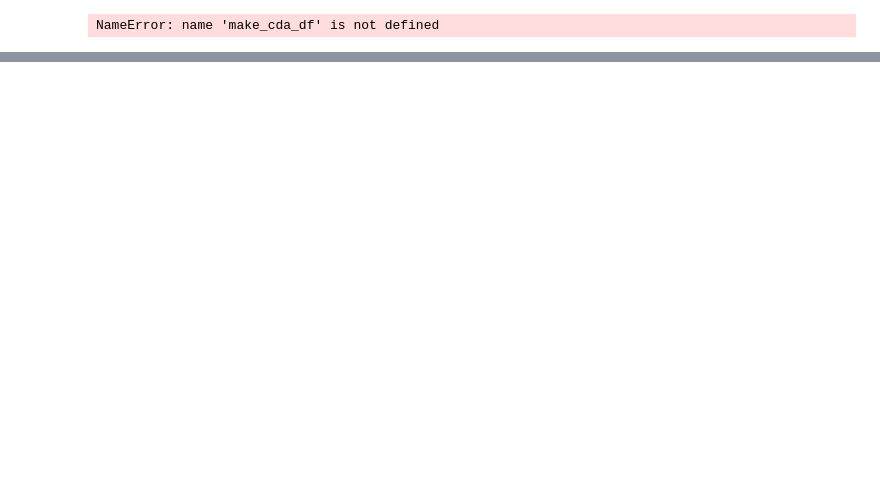
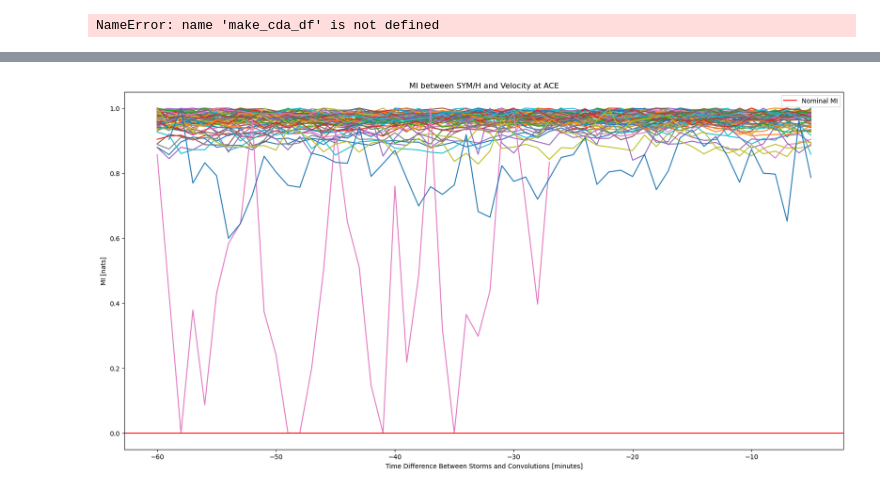
Before and after one commit to Sat-Nav/UROP2024, a Jupyter notebook: src/tests.ipynb, the cells around one changed output, grey strips where cells are left out. Drawn from its saved outputs; the diff is of its cells as text; code cells hidden in the pictures; blank space fills up the shorter version.

```diff
--- a/src/tests.ipynb
+++ b/src/tests.ipynb
@@ -113,11 +106,11 @@ MI(df2["B_rtn_r_MAG"], df2["B_rtn_r_MAG"], knn=True)
 # %%
-def find_driving_sw(indicies_data, L1_data, max_time_diff=60, min_time_diff=5):
+def find_driving_sw(indicies_data, ace_data, max_time_diff=60, min_time_diff=5):
     """
     Perform storm analysis on the given data.
 
     Parameters:
     - indicies_data (DataFrame): DataFrame containing ground index data.
-    - L1_data (DataFrame): DataFrame containing L1 data.
+    - ace_data (DataFrame): DataFrame containing ACE data.
     - max_time_diff (int, optional): Maximum time difference in minutes. Defaults to 60.
     - min_time_diff (int, optional): Minimum time difference in minutes. Defaults to 5.
 
@@ -130,10 +123,10 @@ def find_driving_sw(indicies_data, L1_data, max_time_diff=60, min_time_diff=5):
     """
 
     window_width = len(indicies_data)
-    time_to_end = (indicies_data["Datetime"].max() - L1_data["Datetime"]).dt.total_seconds() // 60
+    time_to_end = (indicies_data["Datetime"].max() - ace_data["Datetime"]).dt.total_seconds() // 60
     first_index = time_to_end.index[np.searchsorted(time_to_end.index, (time_to_end <= max_time_diff).idxmax()) - window_width]
-    L1_data = L1_data[time_to_end >= min_time_diff].loc[first_index:]
-    rolling_data = L1_data.rolling(window=window_width)
+    ace_data = ace_data[time_to_end >= min_time_diff].loc[first_index:]
+    rolling_data = ace_data.rolling(window=window_width)
     to_test = []
 
     for convolution in rolling_data:
@@ -153,9 +146,10 @@ def find_driving_sw(indicies_data, L1_data, max_time_diff=60, min_time_diff=5):
 
     conv_data_columns = convolution.columns.difference(["Datetime"], sort=False)
     indicies_data_columns = indicies_data.columns.difference(["Datetime"], sort=False)
+    print(f"Analysing {num_to_test} convolutions")
     for i, convolution in enumerate(rolling_data):
         if to_test[i]:
-            print(f"/r{100 * (len(MI_matrices)) / (num_to_test):.2f}% complete, analysing window starting on {convolution['Datetime'].min()}", end="/r")
+            print(f"\r{100 * (len(MI_matrices)) / (num_to_test):.2f}% complete, analysing window starting on {convolution['Datetime'].min()}", end="\r")
             MI_matrix = np.array([MI(convolution[conv_data_columns], indicies_data[col_j], knn=True, n_cores=-2) for col_j in indicies_data_columns])
             MI_matrices.append(MI_matrix)
             times.append(convolution["Datetime"].max())
@@ -419,0 +499,61 @@ array(['1999-01', '1999-02', '1999-04', '1999-09', '1999-10', '1999-11',
+# %%
+plt.figure(figsize=[20, 10])
+
+omni_col_name = "SYM/H"
+sw_col_name = "Velocity"
+omni_col = omni_all_storms.columns.difference(["Datetime"], sort=False).get_loc(omni_col_name)
+sw_col = level1_all_storms.columns.difference(["Datetime"], sort=False).get_loc(sw_col_name)
+for i, storm in enumerate(storm_data):
+    if not analysed1[i]:
+        continue
+
+    offset = i - sum(analysed1[:i])
+    matrices_times = all_matrix_times1[i - offset]
+    if (storm["Datetime"].max()-matrices_times.min()).total_seconds()/60 < 30:
+        continue
+    MI_matrices = all_storm_MI_matrices1[i - offset]
+
+    max_MI_pos = np.argmax(MI_matrices[:, omni_col, sw_col])
+    max_MI = MI_matrices[max_MI_pos, omni_col, sw_col]
+    max_MI_time_delta = (matrices_times[max_MI_pos] - storm["Datetime"].max()).total_seconds()/60 # time of max MI relative to end of storm
+    # plt.plot(max_MI_time_delta, max_MI, 'o', label = f"{i - offset + 1}")
+
+    plt.plot(
+        (pd.Series(all_matrix_times1[i - offset]) - storm["Datetime"].max()).dt.total_seconds()/60,
+        MI_matrices[:, omni_col, sw_col]/max_MI,
+        # label = f"{max_MI:.2f} at {max_MI_time_delta:.0f} minutes"
+        )
+
+# nominal MI
+nominal_MI = (MI(
+    omni_all_storms.sample(len(level1_all_storms[sw_col_name].dropna()))[omni_col_name],
+    level1_all_storms[sw_col_name].dropna(),
+    knn=True)[0])
+
+plt.title(f'MI between {omni_col_name} and {sw_col_name} at ACE')
+plt.xlabel('Time Difference Between Storms and Convolutions [minutes]')
+plt.axhline(nominal_MI, label="Nominal MI", color='r')
+plt.ylabel('MI [nats]')
+plt.legend()
+plt.show()
+
+# time = []
+# for i, storm in enumerate(storm_data):
+#     if not analysed1[i]:
+#         continue
+
+#     offset = i - sum(analysed1[:i])
+#     matrices_times = all_matrix_times1[i - offset]
+#     if (storm["Datetime"].max()-matrices_times.min()).total_seconds()/60 < 30:
+#         continue
+#     MI_matrices = all_storm_MI_matrices1[i - offset]
+
+#     max_MI_pos = np.argmax(MI_matrices[:, omni_col, sw_col])
+#     max_MI_time_delta = (matrices_times[max_MI_pos] - storm["Datetime"].max()).total_seconds()/60 # time of max MI relative to end of storm
+#     time.append(max_MI_time_delta)
+# plt.title(f'Histogram of Peak MI Timings between {omni_col_name} and {sw_col_name} at ACE (Level 1 Data)')
+# plt.ylabel('Frequency')
+# plt.hist(time, bins=60)
+# plt.show()
+# %% [output]
+[figure, added]
```
Also changed, not shown: parts of 19 cells of this notebook.
